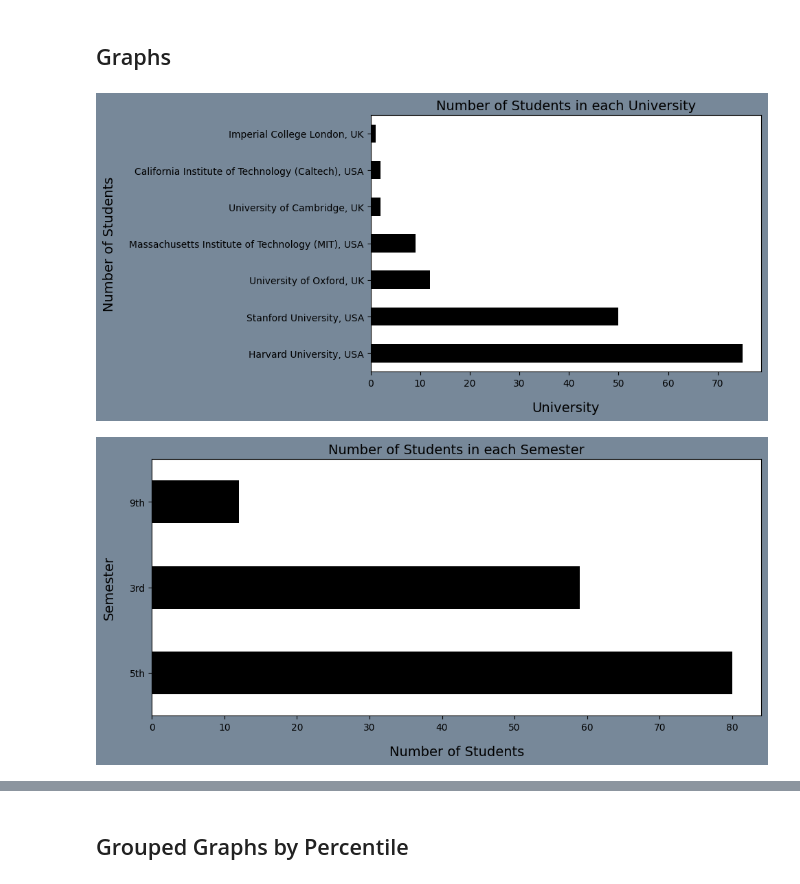
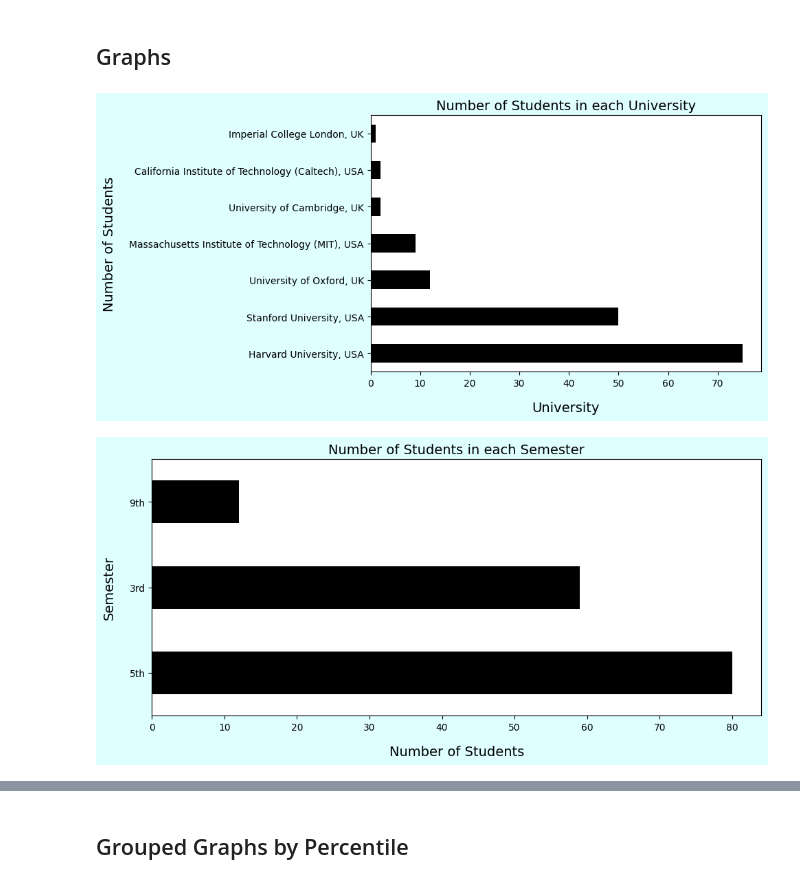
Before and after one commit to aumashankar8/studentsTestData, a Jupyter notebook: studentDataAnalysis.ipynb, the cells around one changed output, grey strips where cells are left out. Drawn from its saved outputs; the diff is of its cells as text; code cells hidden in the pictures.

Commit message:
update figures

```diff
--- a/studentDataAnalysis.ipynb
+++ b/studentDataAnalysis.ipynb
@@ -108,24 +108,24 @@ If any surveys after the assessment can be created additional information could
 ## Graphs
 # %%
 # Horizontal Bar Graph for University
-fig, ax = plt.subplots(facecolor = "lightslategrey")
+fig, ax = plt.subplots(facecolor = "#DFFEFF")
 students["UNIVERSITY"].value_counts().plot(kind = "barh", figsize=(10, 5), rot = 0, color = "black")
 plt.xlabel("University", labelpad=14)
 plt.ylabel("Number of Students", labelpad=14)
 plt.title("Number of Students in each University")
 save_fig("univeristy_graph")
 # %% [output]
-[figure, old version]
+[figure, new version]
 # %%
 # Horizontal Bar Graph for Semester
-fig, ax = plt.subplots(facecolor = "lightslategrey")
+fig, ax = plt.subplots(facecolor = "#DFFEFF")
 students["SEMESTER"].value_counts().plot(kind = "barh", figsize=(10, 5), rot = 0, color = "black")
 plt.xlabel("Number of Students", labelpad=14)
 plt.ylabel("Semester", labelpad=14)
 plt.title("Number of Students in each Semester")
 save_fig("semester_graph")
 # %% [output]
-[figure, old version]
+[figure, new version]
 # %%
 # Pie Graph to show the distribution of the Domain
 import seaborn as sns
```
Also changed, not shown: parts of 4 cells of this notebook, 6 other files.
